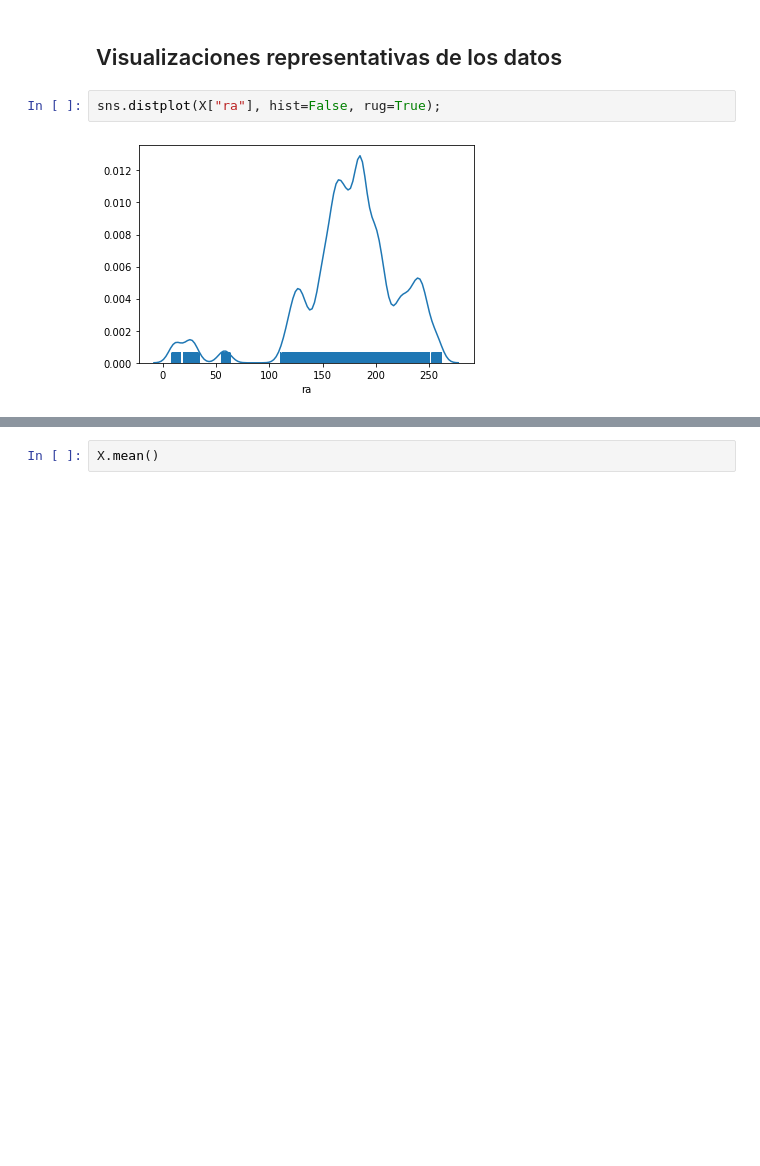
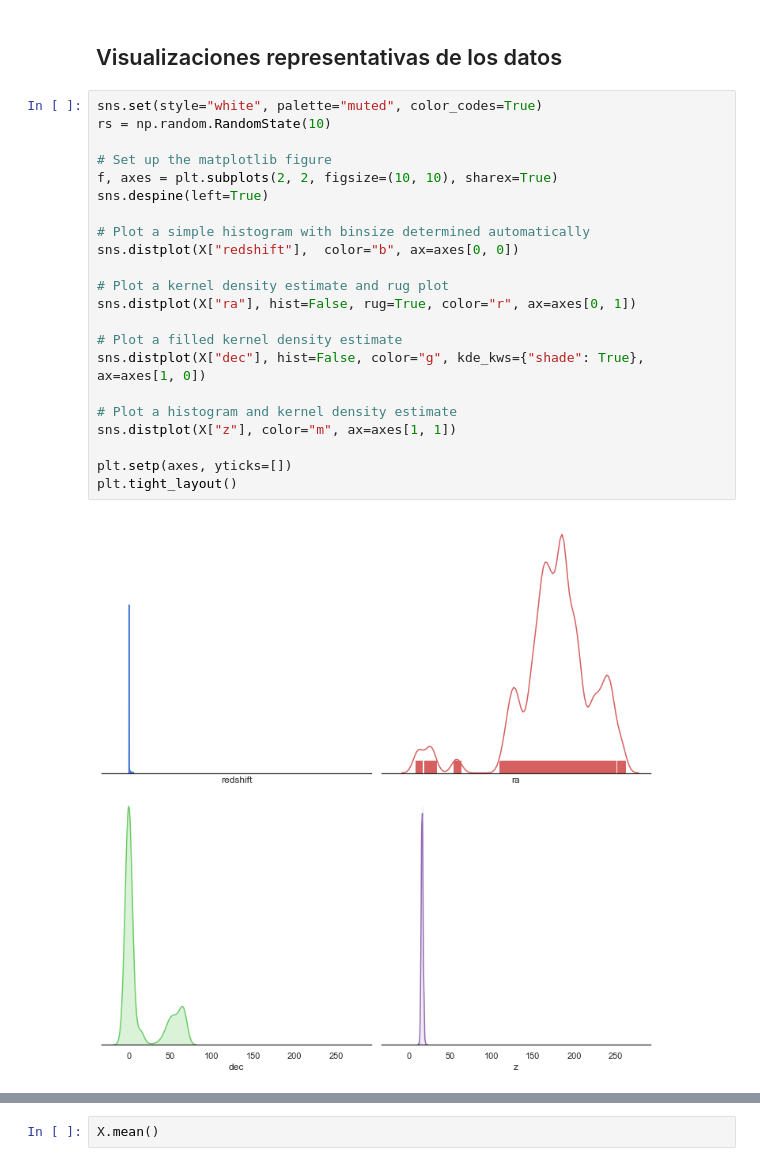
Before and after one commit to HeinzSch/Machine-Learning-Homework, a Jupyter notebook: Homework Astronomic.ipynb, the cells around one changed output, grey strips where cells are left out. Drawn from its saved outputs; the diff is of its cells as text; blank space fills up the shorter version.

```diff
--- a/Homework Astronomic.ipynb
+++ b/Homework Astronomic.ipynb
@@ -107,8 +107,28 @@ X.tail(5)
 | 9999 | 131.665012 | 51.805307 | 19.27586 | 17.37829 | 16.30542 | 15.83548 | 15.50588 | 0.118417 |
 # %% [markdown]
 ## Visualizaciones representativas de los datos
-# %%
-sns.distplot(X["ra"], hist=False, rug=True);
-# %% [output]
-[figure, removed]
+# %%
+sns.set(style="white", palette="muted", color_codes=True)
+rs = np.random.RandomState(10)
+
+# Set up the matplotlib figure
+f, axes = plt.subplots(2, 2, figsize=(10, 10), sharex=True)
+sns.despine(left=True)
+
+# Plot a simple histogram with binsize determined automatically
+sns.distplot(X["redshift"],  color="b", ax=axes[0, 0])
+
+# Plot a kernel density estimate and rug plot
+sns.distplot(X["ra"], hist=False, rug=True, color="r", ax=axes[0, 1])
+
+# Plot a filled kernel density estimate
+sns.distplot(X["dec"], hist=False, color="g", kde_kws={"shade": True}, ax=axes[1, 0])
+
+# Plot a histogram and kernel density estimate
+sns.distplot(X["z"], color="m", ax=axes[1, 1])
+
+plt.setp(axes, yticks=[])
+plt.tight_layout()
+# %% [output]
+[figure, added]
 # %%
```
Also changed, not shown: parts of 14 cells of this notebook.
